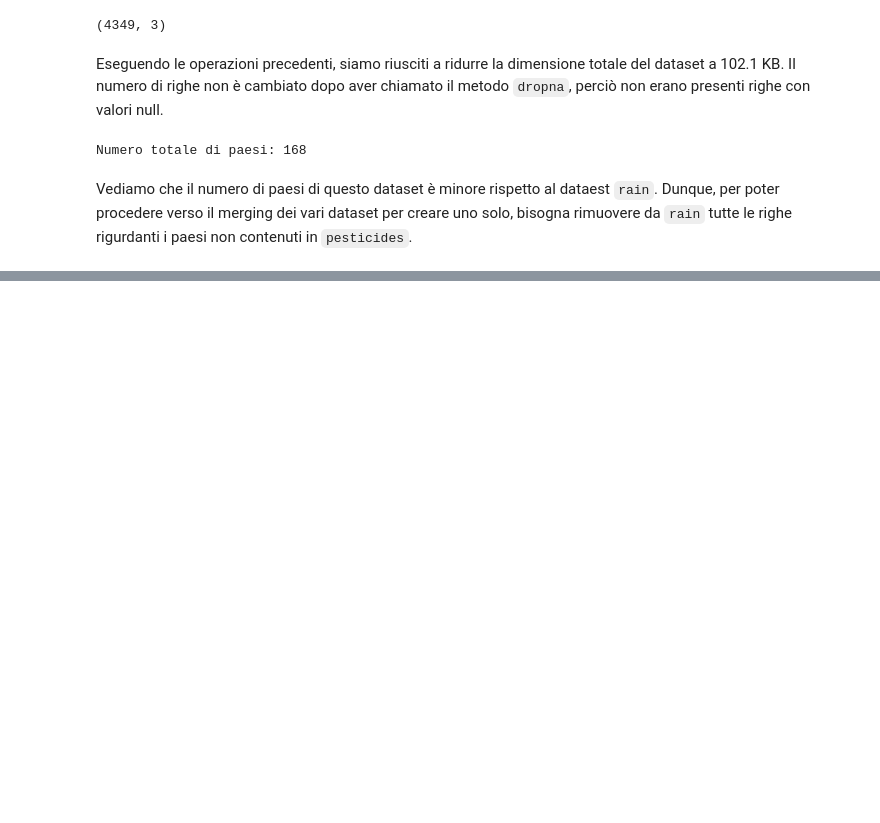
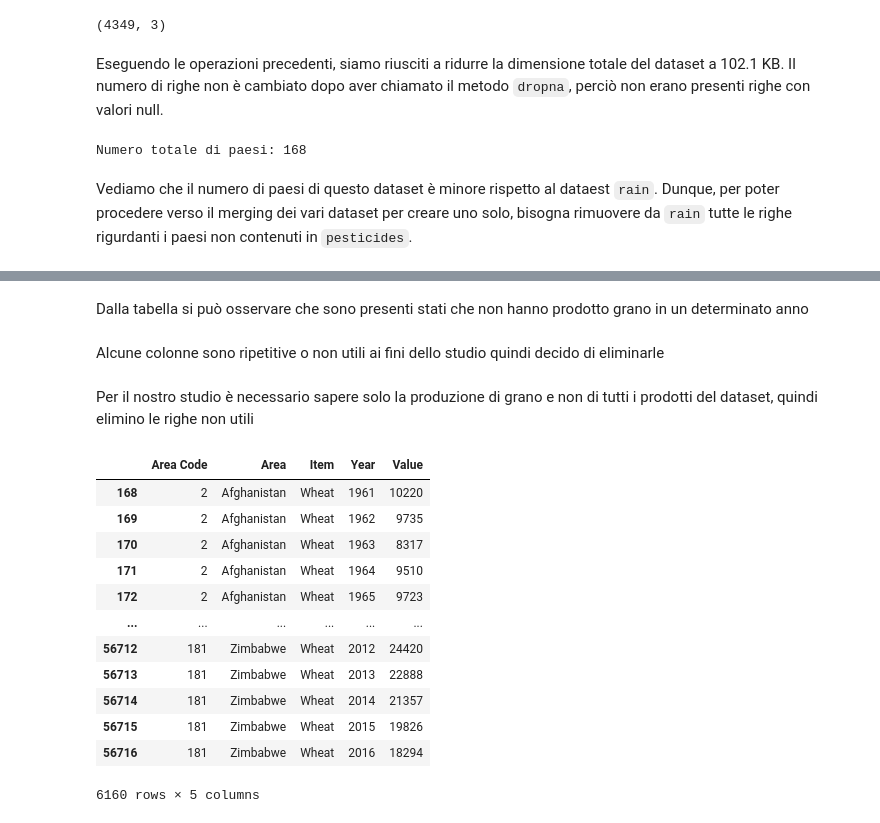
Before and after one commit to eduardalexandrut/WheatYieldPredictor, a Jupyter notebook: WheatPricePredictor.ipynb, the cells around one changed output, grey strips where cells are left out. Drawn from its saved outputs; the diff is of its cells as text; code cells hidden in the pictures; blank space fills up the shorter version.

```diff
--- a/WheatPricePredictor.ipynb
+++ b/WheatPricePredictor.ipynb
@@ -215,0 +312,3 @@ Vediamo che il numero di paesi di questo dataset è minore rispetto al dataest `
+# %%
+yield_data = pd.read_csv('yield.csv')
+yield_data.head()
@@ -215,0 +350,4 @@ Vediamo che il numero di paesi di questo dataset è minore rispetto al dataest `
+# %% [markdown]
+Dalla tabella si può osservare che sono presenti stati che non hanno prodotto grano in un determinato anno
+# %% [markdown]
+Alcune colonne sono ripetitive o non utili ai fini dello studio quindi decido di eliminarle
@@ -215,0 +356,19 @@ Vediamo che il numero di paesi di questo dataset è minore rispetto al dataest `
+# %% [markdown]
+Per il nostro studio è necessario sapere solo la produzione di grano e non di tutti i prodotti del dataset, quindi elimino le righe non utili
+# %%
+wheat_yield_data = yield_data[yield_data['Item']=='Wheat']
+wheat_yield_data
+# %% [output]
+|  | Area Code | Area | Item | Year | Value |
+| 168 | 2 | Afghanistan | Wheat | 1961 | 10220 |
+| 169 | 2 | Afghanistan | Wheat | 1962 | 9735 |
+| 170 | 2 | Afghanistan | Wheat | 1963 | 8317 |
+| 171 | 2 | Afghanistan | Wheat | 1964 | 9510 |
+| 172 | 2 | Afghanistan | Wheat | 1965 | 9723 |
+| ... | ... | ... | ... | ... | ... |
+| 56712 | 181 | Zimbabwe | Wheat | 2012 | 24420 |
+| 56713 | 181 | Zimbabwe | Wheat | 2013 | 22888 |
+| 56714 | 181 | Zimbabwe | Wheat | 2014 | 21357 |
+| 56715 | 181 | Zimbabwe | Wheat | 2015 | 19826 |
+| 56716 | 181 | Zimbabwe | Wheat | 2016 | 18294 |
+6160 rows × 5 columns
```
Also changed, not shown: parts of 29 cells of this notebook.
